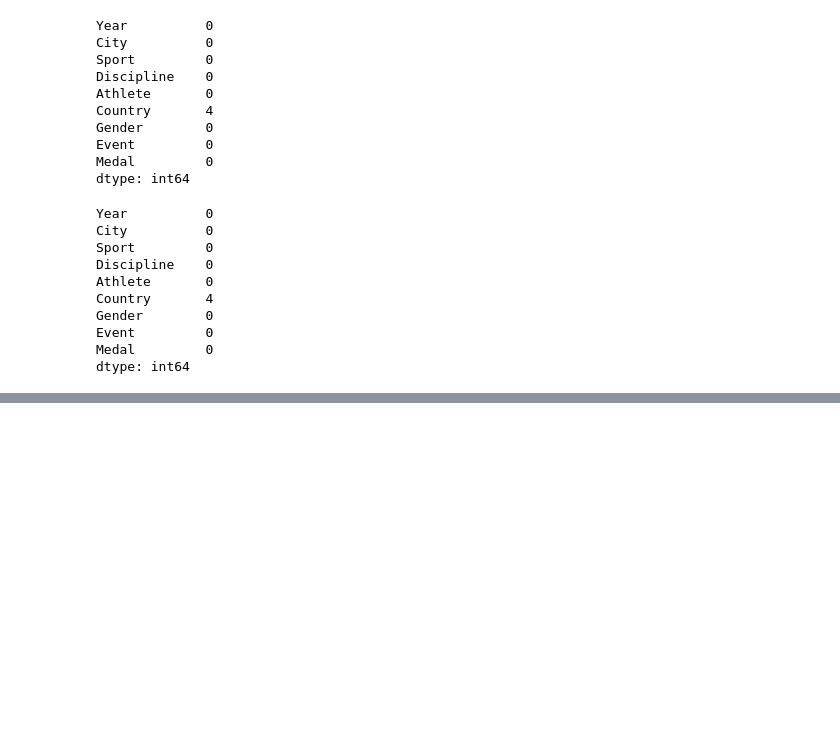
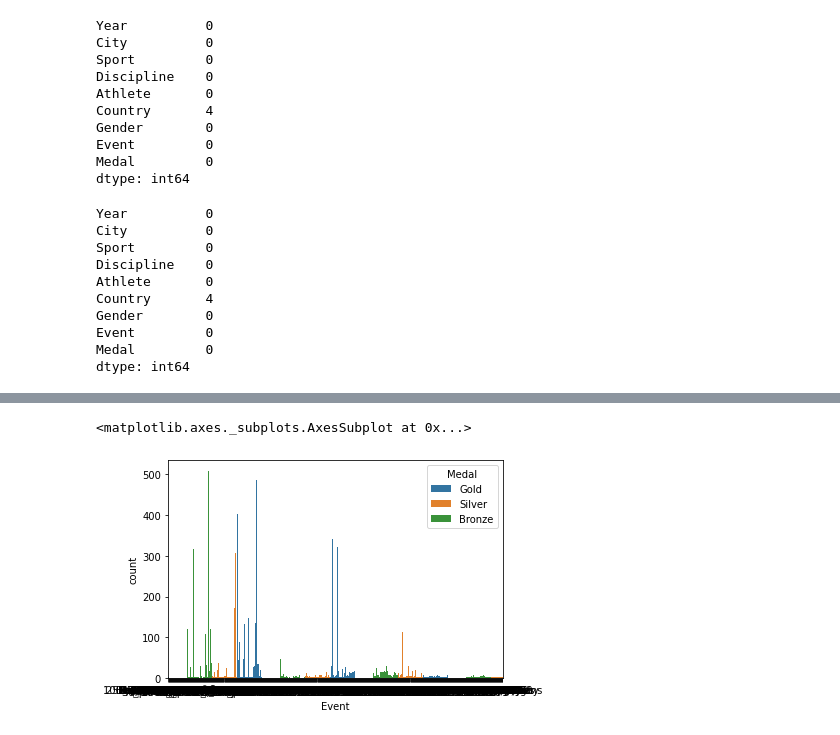
Before and after one commit to Creatrohit9/OLYMPIC-ANALYSIS, a Jupyter notebook: Olympic_Analysis_by_Rohit_bhadauriya_2022.ipynb, the cells around one changed output, grey strips where cells are left out. Cells and saved outputs as stored; diff of their text form; code cells hidden in the pictures; blank space fills up the shorter version.

```diff
--- a/Olympic_Analysis_by_Rohit_bhadauriya_2022.ipynb
+++ b/Olympic_Analysis_by_Rohit_bhadauriya_2022.ipynb
@@ -227,0 +269,5 @@ bike_data['Year'].value_counts()
+# %%
+sns.countplot(x ='Event',hue = 'Medal', data = dfsum)
+# %% [output]
+<matplotlib.axes._subplots.AxesSubplot at 0x...>
+[figure, added]
```
Also changed, not shown: parts of 11 cells of this notebook.
